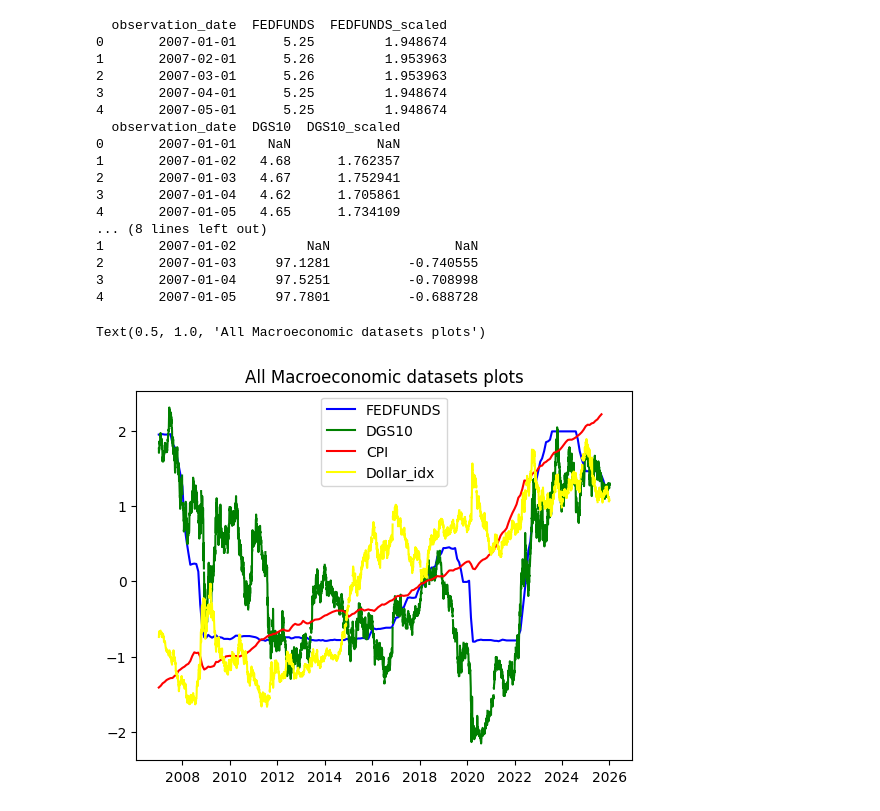
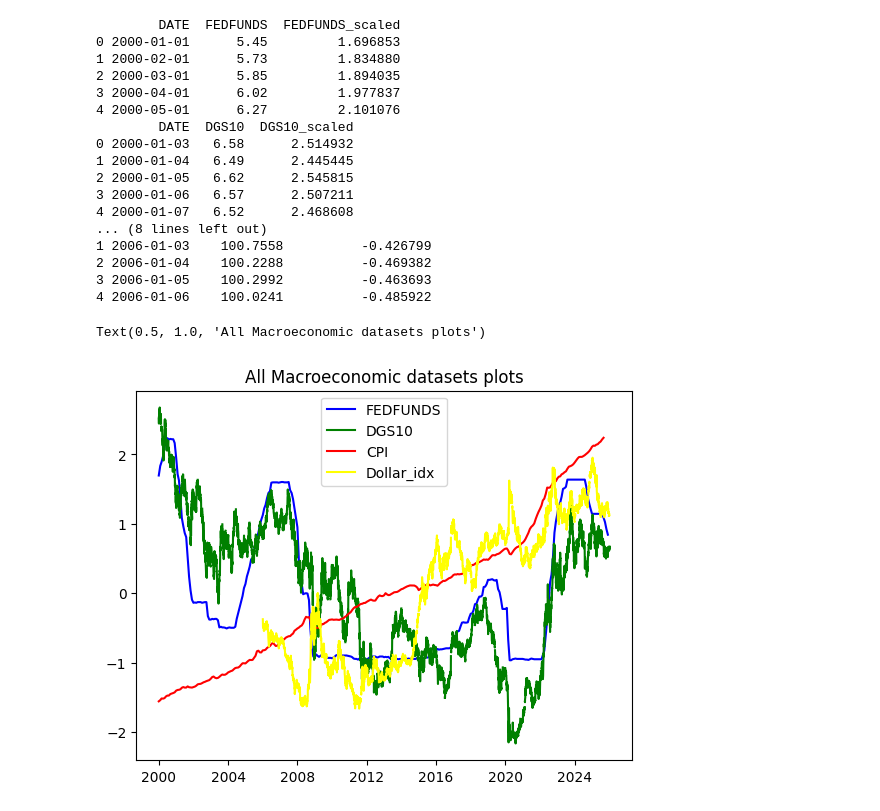
Before and after one commit to WObszan/Forecasting-Stock-Price-Direction, a Jupyter notebook: data/data loading.ipynb, the cells around one changed output. Drawn from its saved outputs; the diff is of its cells as text; code cells hidden in the pictures.

Commit message:
feat: merge and clean datasets for future analysis

```diff
--- a/data/data loading.ipynb
+++ b/data/data loading.ipynb
@@ -47,10 +101,12 @@ Index(['Close', 'High', 'Low', 'Open', 'Volume', 'RSI_14', 'MACD_12_26_9',
 # %%
 ## Loading macro economic data
+### need to install pandas-datareader
 
 ### Fed Funds Rate (pol: Stopy procentowe)
 
-FEDFUNDS = pd.read_csv('Macroeconomic data/FEDFUNDS.csv')
-FEDFUNDS = pd.DataFrame(FEDFUNDS)
+FEDFUNDS = web.DataReader('FEDFUNDS', 'fred', start='2000-01-01', end=date.today().strftime('%Y-%m-%d'))
+FEDFUNDS.reset_index(inplace=True)
+
 print(FEDFUNDS.head())
-plt.plot(FEDFUNDS['observation_date'], FEDFUNDS['FEDFUNDS'])
+plt.plot(FEDFUNDS['DATE'], FEDFUNDS['FEDFUNDS'])
 # %% [output]
@@ -65,8 +121,8 @@ plt.plot(FEDFUNDS['observation_date'], FEDFUNDS['FEDFUNDS'])
 # %%
 ### Market Yield on U.S. Treasury Securities at 10-Year Constant Maturity, Quoted on an Investment Basis (pol: Rentowność Obligacji 10-letnich)
 
-DGS10 = pd.read_csv('Macroeconomic data/DGS10.csv')
-DGS10 = pd.DataFrame(DGS10)
+DGS10 = web.DataReader('DGS10', 'fred', start='2000-01-01', end=date.today().strftime('%Y-%m-%d'))
+DGS10.reset_index(inplace=True)
 print(DGS10.head())
-plt.plot(DGS10['observation_date'], DGS10['DGS10'])
+plt.plot(DGS10['DATE'], DGS10['DGS10'])
 # %% [output]
@@ -81,9 +137,9 @@ plt.plot(DGS10['observation_date'], DGS10['DGS10'])
 # %%
 ### CPI (pol: Wskaznik inflacji)
 
-CPI = pd.read_csv('Macroeconomic data/CPIAUCSL.csv')
-CPI = pd.DataFrame(CPI)
+CPI = web.DataReader("CPIAUCSL", 'fred', start='2000-01-01', end=date.today().strftime('%Y-%m-%d'))
+CPI.reset_index(inplace=True)
 CPI.rename(columns={'CPIAUCSL': 'CPI'}, inplace=True)
 print(CPI.head(10))
-plt.plot(CPI['observation_date'], CPI['CPI'])
+plt.plot(CPI['DATE'], CPI['CPI'])
 # %% [output]
@@ -103,10 +159,10 @@ plt.plot(CPI['observation_date'], CPI['CPI'])
 # %%
 ### Dollar index
 
-Dollar_idx = pd.read_csv('Macroeconomic data/DTWEXBGS.csv')
-Dollar_idx = pd.DataFrame(Dollar_idx)
+Dollar_idx = web.DataReader('DTWEXBGS', 'fred', start='2000-01-01', end=date.today().strftime('%Y-%m-%d'))
+Dollar_idx.reset_index(inplace=True)
 Dollar_idx.rename(columns={'DTWEXBGS': 'Dollar_idx'}, inplace=True)
 print(Dollar_idx.head(10))
-plt.plot(Dollar_idx['observation_date'], Dollar_idx['Dollar_idx'])
+plt.plot(Dollar_idx['DATE'], Dollar_idx['Dollar_idx'])
 plt.title('Dollar Index')
 # %% [output]
@@ -126,42 +182,40 @@ Text(0.5, 1.0, 'Dollar Index')
 # %%
 ### Setting the same data time for all data
 
 macroeconomic_datasets = [FEDFUNDS, DGS10, CPI, Dollar_idx]
 labels = ['FEDFUNDS', 'DGS10', 'CPI', 'Dollar_idx']
 plot_colors = ['blue', 'green', 'red', 'yellow', 'black']
 scaler = StandardScaler()
 
 
 for idx, dataset in enumerate(macroeconomic_datasets):
-    dataset = dataset[dataset['observation_date'] >= '2007-01-01'].copy()
-    dataset['observation_date'] = pd.to_datetime(dataset['observation_date'])
-    dataset.sort_values('observation_date', inplace=True)
+    dataset.sort_values('DATE', inplace=True)
     dataset.reset_index(drop=True, inplace=True)
     dataset[labels[idx] + "_scaled"] = scaler.fit_transform(dataset[[labels[idx]]])
     print(dataset.head(5))
-    plt.plot(dataset['observation_date'], dataset[labels[idx] + '_scaled'], color=plot_colors[idx])
+    plt.plot(dataset['DATE'], dataset[labels[idx] + '_scaled'], color=plot_colors[idx])
 plt.legend(labels)
 plt.title('All Macroeconomic datasets plots')
 # %% [output]
-  observation_date  FEDFUNDS  FEDFUNDS_scaled
-0       2007-01-01      5.25         1.948674
-1       2007-02-01      5.26         1.953963
-2       2007-03-01      5.26         1.953963
-3       2007-04-01      5.25         1.948674
-4       2007-05-01      5.25         1.948674
-  observation_date  DGS10  DGS10_scaled
-0       2007-01-01    NaN           NaN
-1       2007-01-02   4.68      1.762357
-2       2007-01-03   4.67      1.752941
-3       2007-01-04   4.62      1.705861
-4       2007-01-05   4.65      1.734109
+        DATE  FEDFUNDS  FEDFUNDS_scaled
+0 2000-01-01      5.45         1.696853
+1 2000-02-01      5.73         1.834880
+2 2000-03-01      5.85         1.894035
+3 2000-04-01      6.02         1.977837
+4 2000-05-01      6.27         2.101076
+        DATE  DGS10  DGS10_scaled
+0 2000-01-03   6.58      2.514932
+1 2000-01-04   6.49      2.445445
+2 2000-01-05   6.62      2.545815
+3 2000-01-06   6.57      2.507211
+4 2000-01-07   6.52      2.468608
 ... (8 lines left out)
-1       2007-01-02         NaN                NaN
-2       2007-01-03     97.1281          -0.740555
-3       2007-01-04     97.5251          -0.708998
-4       2007-01-05     97.7801          -0.688728
+1 2006-01-03    100.7558          -0.426799
+2 2006-01-04    100.2288          -0.469382
+3 2006-01-05    100.2992          -0.463693
+4 2006-01-06    100.0241          -0.485922
 Text(0.5, 1.0, 'All Macroeconomic datasets plots')
-[figure, old version]
+[figure, new version]
 # %%
 ## FEAR INDEX
 
```
Also changed, not shown: parts of 15 cells of this notebook, 3 other files.
